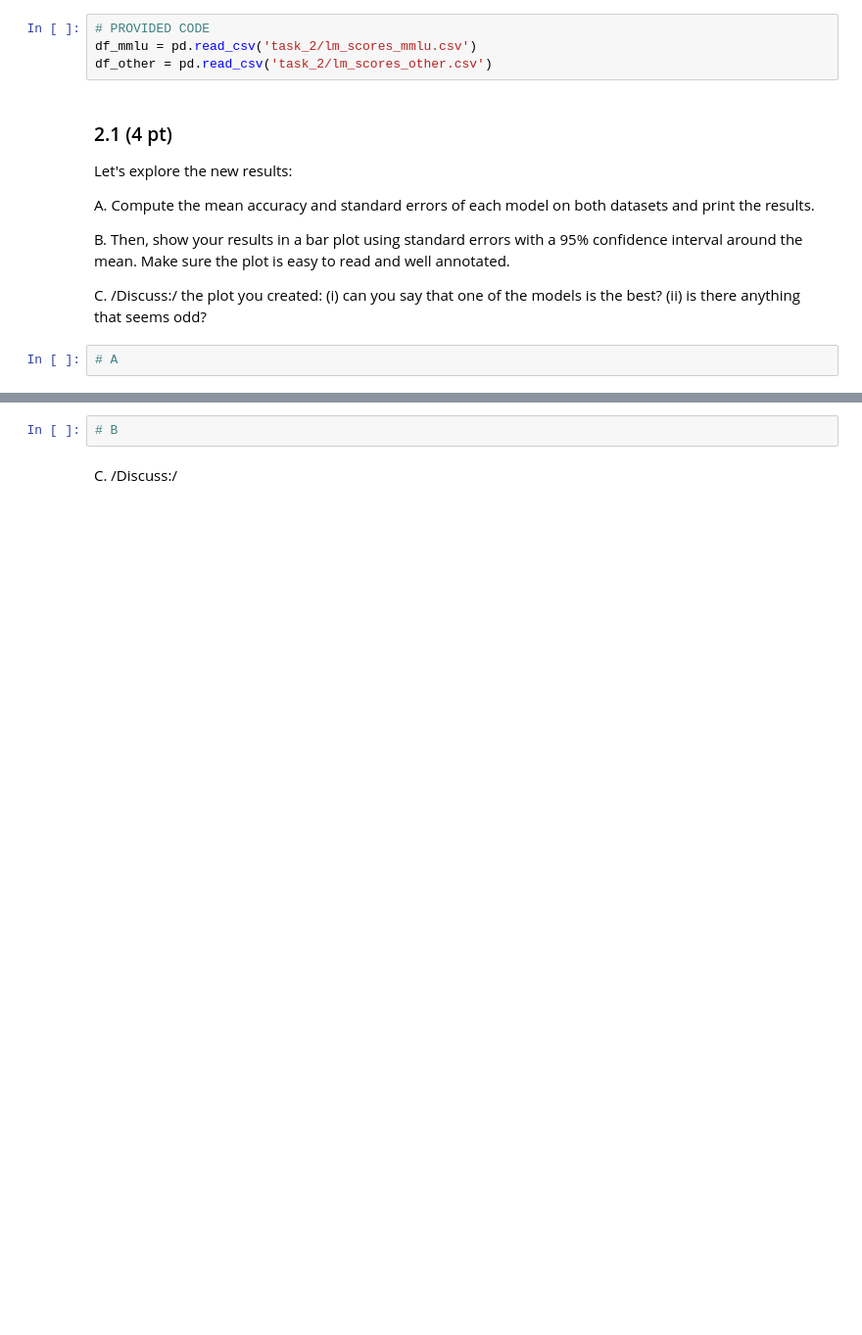
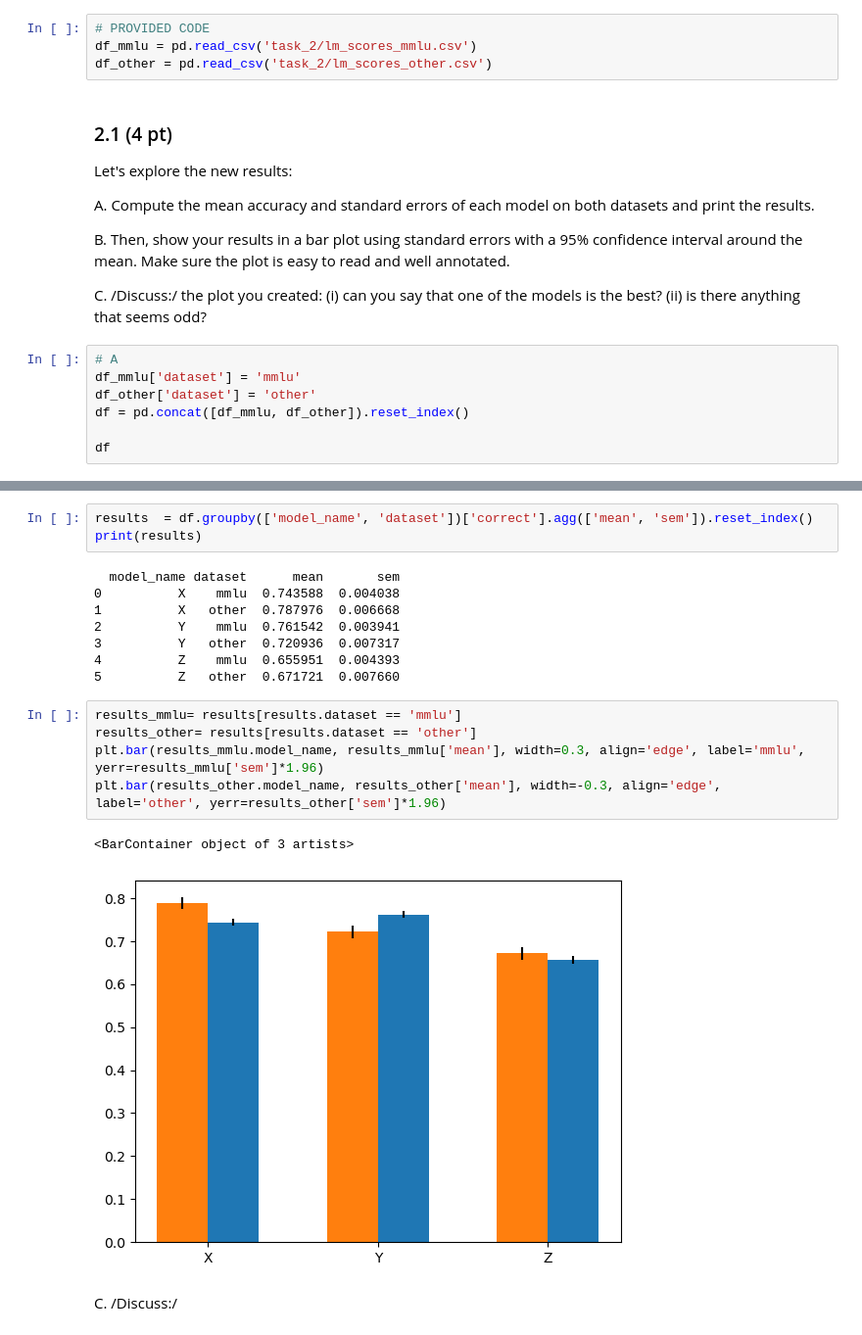
Before and after one commit to laurine-sg/2024, a Jupyter notebook: Homework/01_PROJECT_NEUTRALITY/analysis.ipynb, the cells around one changed output, grey strips where cells are left out. Shown at 98% size. Saved outputs shown, nothing was run; the diff lists cells and outputs as text; blank space fills up the shorter version.

```diff
--- a/Homework/01_PROJECT_NEUTRALITY/analysis.ipynb
+++ b/Homework/01_PROJECT_NEUTRALITY/analysis.ipynb
@@ -221,3 +280,8 @@ B. Then, show your results in a bar plot using standard errors with a 95% confid
 C. /Discuss:/ the plot you created: (i) can you say that one of the models is the best? (ii) is there anything that seems odd?
 # %%
 # A
+df_mmlu['dataset'] = 'mmlu'
+df_other['dataset'] = 'other'
+df = pd.concat([df_mmlu, df_other]).reset_index()
+
+df
@@ -224,5 +302,22 @@ C. /Discuss:/ the plot you created: (i) can you say that one of the models is th
-# %%
-# B
+# %%
+results  = df.groupby(['model_name', 'dataset'])['correct'].agg(['mean', 'sem']).reset_index()
+print(results)
+# %% [output]
+  model_name dataset      mean       sem
+0          X    mmlu  0.743588  0.004038
+1          X   other  0.787976  0.006668
+2          Y    mmlu  0.761542  0.003941
+3          Y   other  0.720936  0.007317
+4          Z    mmlu  0.655951  0.004393
+5          Z   other  0.671721  0.007660
+# %%
+results_mmlu= results[results.dataset == 'mmlu']
+results_other= results[results.dataset == 'other']
+plt.bar(results_mmlu.model_name, results_mmlu['mean'], width=0.3, align='edge', label='mmlu', yerr=results_mmlu['sem']*1.96)
+plt.bar(results_other.model_name, results_other['mean'], width=-0.3, align='edge', label='other', yerr=results_other['sem']*1.96)
+# %% [output]
+<BarContainer object of 3 artists>
+[figure, added]
 # %% [markdown]
 C. /Discuss:/
 # %% [markdown]
```
Also changed, not shown: parts of 17 cells of this notebook, 2 other files.
